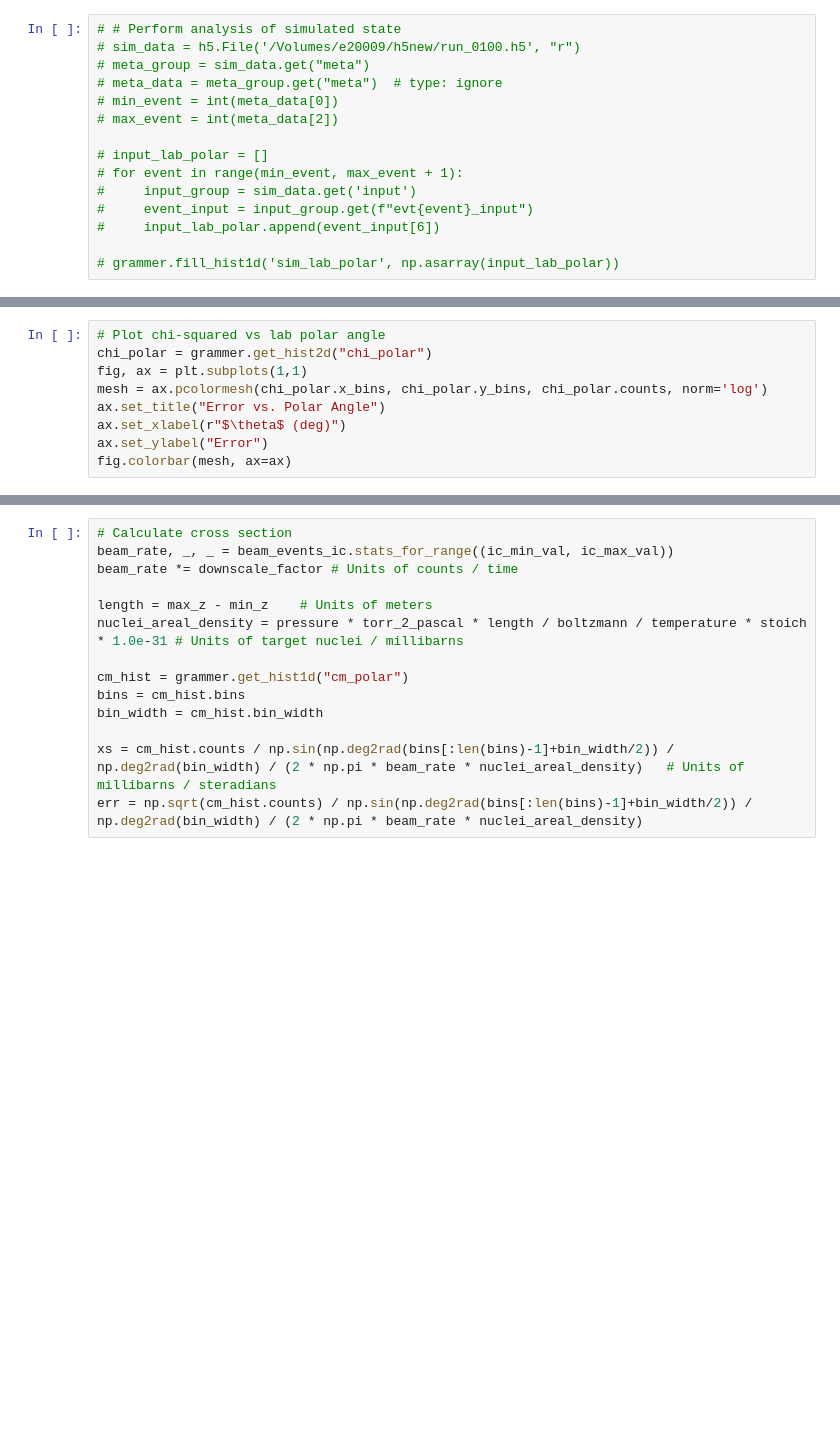
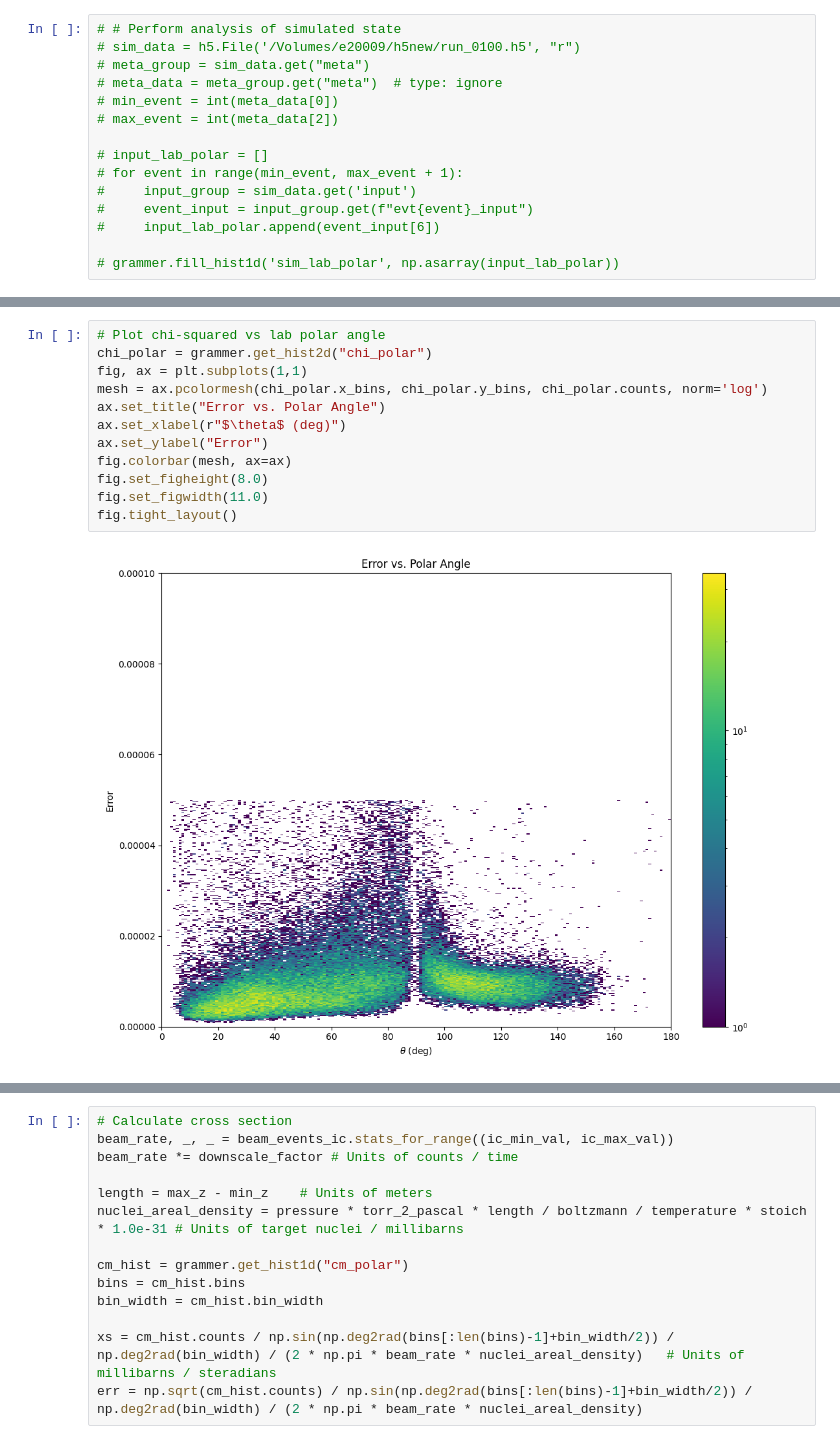
Before and after one commit to sigmanotation/e20009_analysis, a Jupyter notebook: notebooks/e20009_analysis.ipynb, the cells around one changed output, grey strips where cells are left out. Cells and saved outputs as stored; diff of their text form; blank space fills up the shorter version.

```diff
--- a/notebooks/e20009_analysis.ipynb
+++ b/notebooks/e20009_analysis.ipynb
@@ -273,12 +326,17 @@ ax.plot(np.rad2deg(angle_range), eject_energy, color='red')
 # %%
 # Plot chi-squared vs lab polar angle
 chi_polar = grammer.get_hist2d("chi_polar")
 fig, ax = plt.subplots(1,1)
 mesh = ax.pcolormesh(chi_polar.x_bins, chi_polar.y_bins, chi_polar.counts, norm='log')
 ax.set_title("Error vs. Polar Angle")
 ax.set_xlabel(r"$\theta$ (deg)")
 ax.set_ylabel("Error")
 fig.colorbar(mesh, ax=ax)
+fig.set_figheight(8.0)
+fig.set_figwidth(11.0)
+fig.tight_layout()
+# %% [output]
+[figure, added]
 # %%
 # Plot reduced chi-squared of fits to data
 hist = grammer.get_hist1d("chisq")
```
Also changed, not shown: parts of 16 cells of this notebook, 1 other file.
